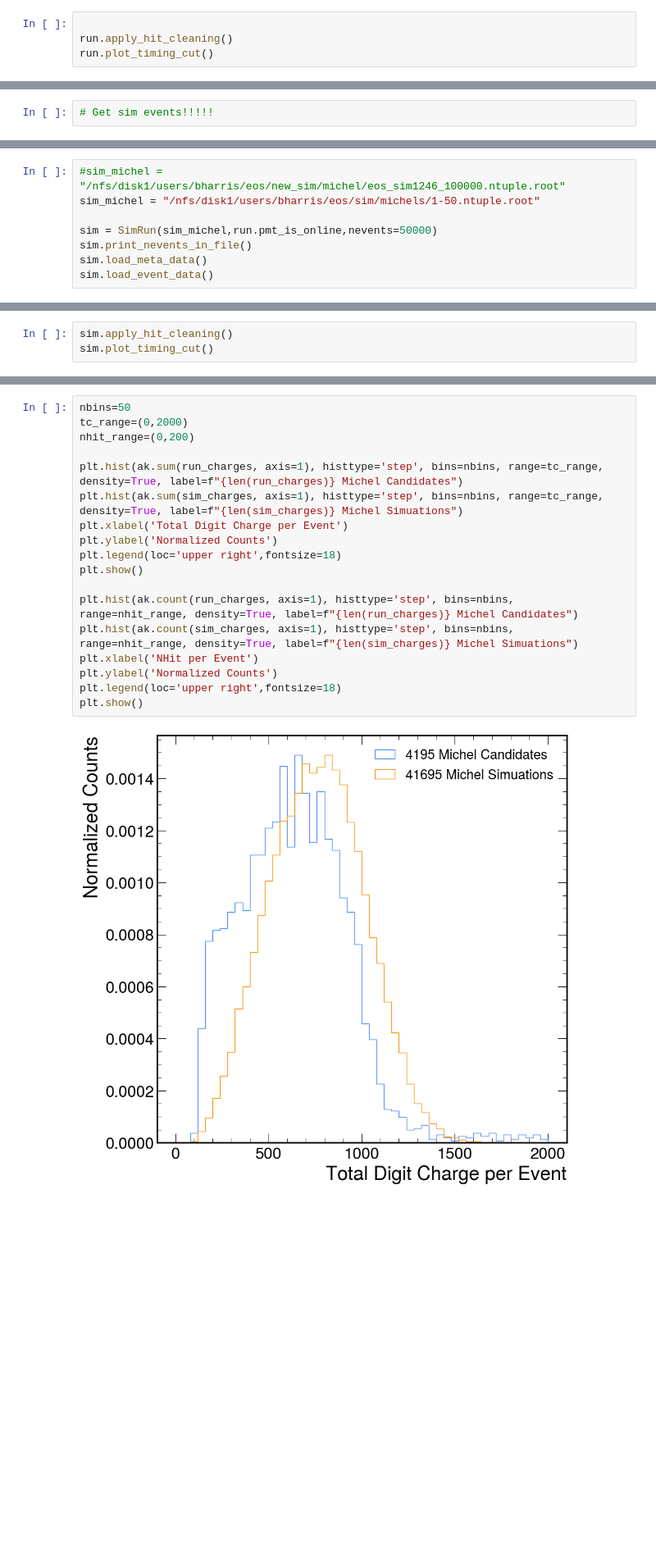
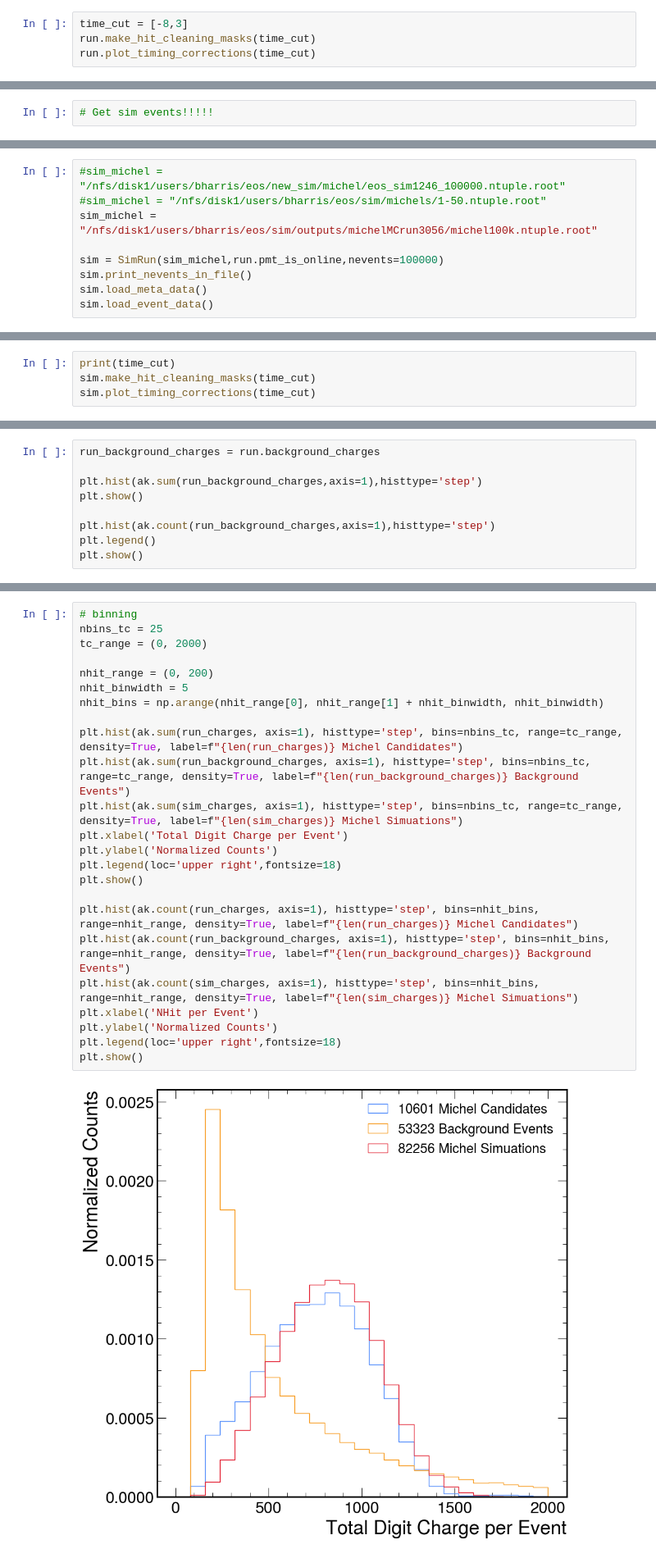
Before and after one commit to hbjamin/dichroicon-analysis, a Jupyter notebook: muons/analysis.ipynb, the cells around one changed output, grey strips where cells are left out. Shown at 82% size. Saved outputs shown, nothing was run; the diff lists cells and outputs as text; blank space fills up the shorter version.

```diff
--- a/muons/analysis.ipynb
+++ b/muons/analysis.ipynb
@@ -692,5 +719,5 @@ Took 13.21 seconds to load output data for 1000000 events
 # %%
-
-run.apply_hit_cleaning()
-run.plot_timing_cut()
+time_cut = [-8,3]
+run.make_hit_cleaning_masks(time_cut)
+run.plot_timing_corrections(time_cut)
 # %% [output]
@@ -1510,8 +1694,9 @@ class SimRun:
 # %%
 #sim_michel = "/nfs/disk1/users/bharris/eos/new_sim/michel/eos_sim1246_100000.ntuple.root"
-sim_michel = "/nfs/disk1/users/bharris/eos/sim/michels/1-50.ntuple.root"
+#sim_michel = "/nfs/disk1/users/bharris/eos/sim/michels/1-50.ntuple.root"
+sim_michel = "/nfs/disk1/users/bharris/eos/sim/outputs/michelMCrun3056/michel100k.ntuple.root"
 
-sim = SimRun(sim_michel,run.pmt_is_online,nevents=50000)
+sim = SimRun(sim_michel,run.pmt_is_online,nevents=100000)
 sim.print_nevents_in_file()
 sim.load_meta_data()
 sim.load_event_data()
@@ -1524,4 +1709,5 @@ Took 1.53 seconds to load output data for 50000 events
 # %%
-sim.apply_hit_cleaning()
-sim.plot_timing_cut()
+print(time_cut)
+sim.make_hit_cleaning_masks(time_cut)
+sim.plot_timing_corrections(time_cut)
 # %% [output]
@@ -1574,0 +1764,9 @@ plt.hist(sim.output_data['x_quadfitter'],bins=100,range=(-2000,2000),histtype='s
+# %%
+run_background_charges = run.background_charges
+
+plt.hist(ak.sum(run_background_charges,axis=1),histtype='step')
+plt.show()
+
+plt.hist(ak.count(run_background_charges,axis=1),histtype='step')
+plt.legend()
+plt.show()
@@ -1591,20 +1793,26 @@ No artists with labels found to put in legend.  Note that artists whose label st
 # %%
-nbins=50
-tc_range=(0,2000)
-nhit_range=(0,200)
+# binning
+nbins_tc = 25
+tc_range = (0, 2000)
 
-plt.hist(ak.sum(run_charges, axis=1), histtype='step', bins=nbins, range=tc_range, density=True, label=f"{len(run_charges)} Michel Candidates")
-plt.hist(ak.sum(sim_charges, axis=1), histtype='step', bins=nbins, range=tc_range, density=True, label=f"{len(sim_charges)} Michel Simuations")
+nhit_range = (0, 200)
+nhit_binwidth = 5
+nhit_bins = np.arange(nhit_range[0], nhit_range[1] + nhit_binwidth, nhit_binwidth)
+
+plt.hist(ak.sum(run_charges, axis=1), histtype='step', bins=nbins_tc, range=tc_range, density=True, label=f"{len(run_charges)} Michel Candidates")
+plt.hist(ak.sum(run_background_charges, axis=1), histtype='step', bins=nbins_tc, range=tc_range, density=True, label=f"{len(run_background_charges)} Background Events")
+plt.hist(ak.sum(sim_charges, axis=1), histtype='step', bins=nbins_tc, range=tc_range, density=True, label=f"{len(sim_charges)} Michel Simuations")
 plt.xlabel('Total Digit Charge per Event')
 plt.ylabel('Normalized Counts')
 plt.legend(loc='upper right',fontsize=18)
 plt.show()
 
-plt.hist(ak.count(run_charges, axis=1), histtype='step', bins=nbins, range=nhit_range, density=True, label=f"{len(run_charges)} Michel Candidates")
-plt.hist(ak.count(sim_charges, axis=1), histtype='step', bins=nbins, range=nhit_range, density=True, label=f"{len(sim_charges)} Michel Simuations")
+plt.hist(ak.count(run_charges, axis=1), histtype='step', bins=nhit_bins, range=nhit_range, density=True, label=f"{len(run_charges)} Michel Candidates")
+plt.hist(ak.count(run_background_charges, axis=1), histtype='step', bins=nhit_bins, range=nhit_range, density=True, label=f"{len(run_background_charges)} Background Events")
+plt.hist(ak.count(sim_charges, axis=1), histtype='step', bins=nhit_bins, range=nhit_range, density=True, label=f"{len(sim_charges)} Michel Simuations")
 plt.xlabel('NHit per Event')
 plt.ylabel('Normalized Counts')
 plt.legend(loc='upper right',fontsize=18)
 plt.show()
 # %% [output]
-[figure, old version]
+[figure, new version]
```
Also changed, not shown: parts of 27 cells of this notebook.
